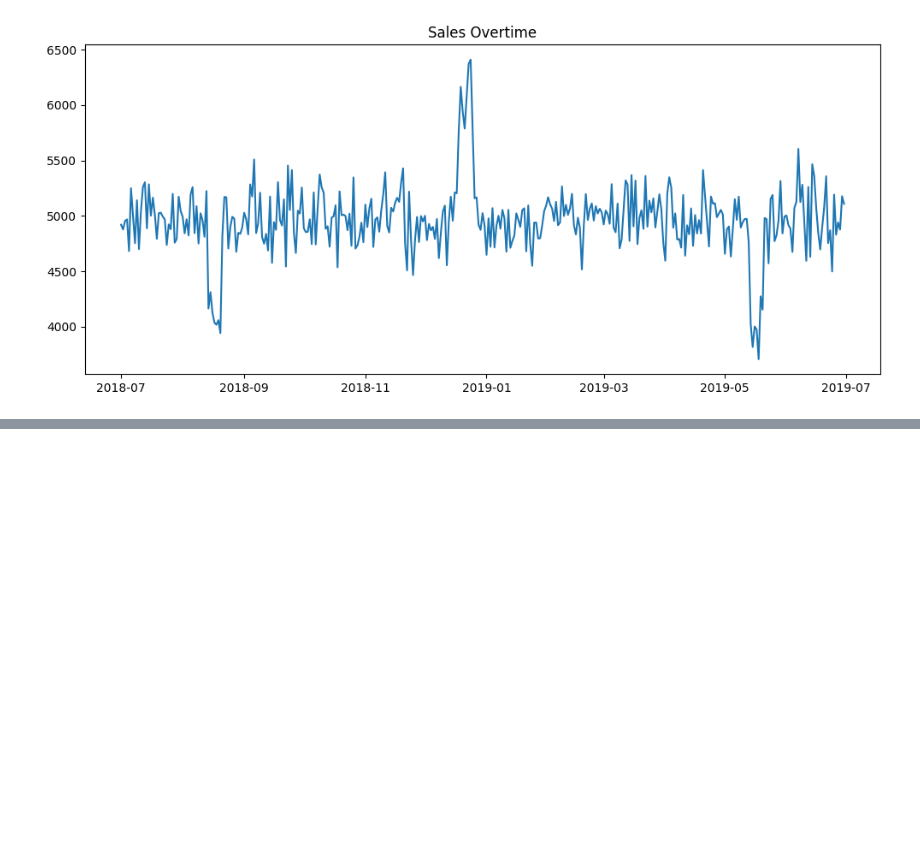
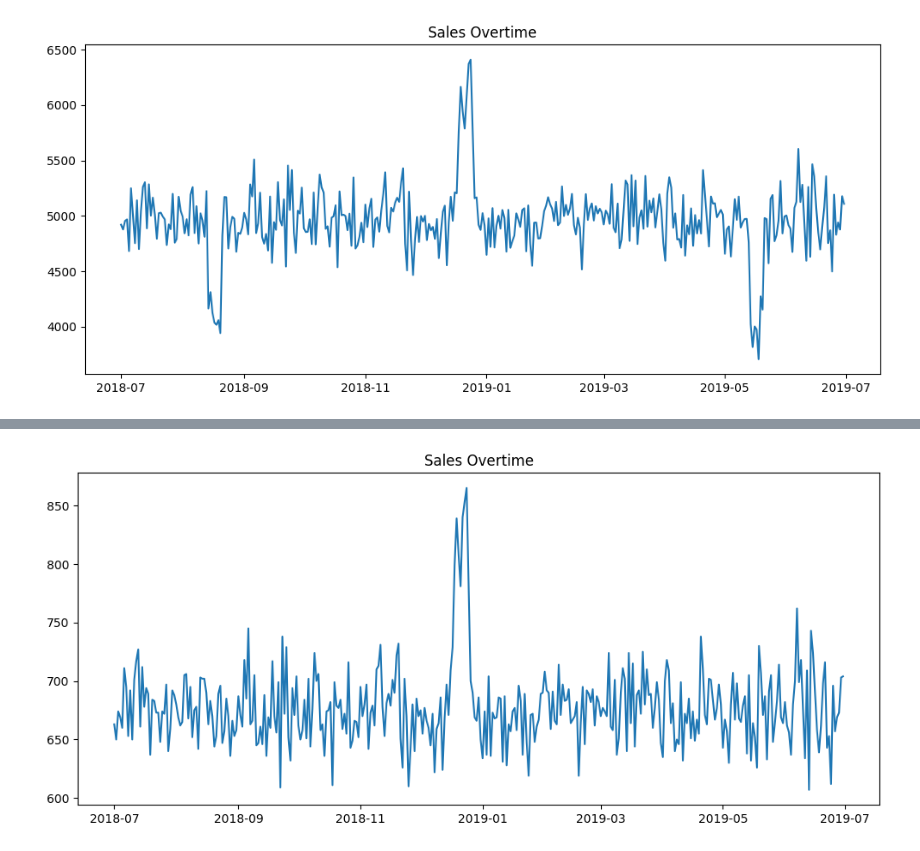
Before and after one commit to theAtieno/Py-Data-Class, a Jupyter notebook: Visualizations/quantum.ipynb, the cells around one changed output, grey strips where cells are left out. Saved outputs shown, nothing was run; the diff lists cells and outputs as text; code cells hidden in the pictures; blank space fills up the shorter version.

```diff
--- a/Visualizations/quantum.ipynb
+++ b/Visualizations/quantum.ipynb
@@ -118,3 +118,6 @@ plt.title('Sales Overtime')
 plt.show()
 # %% [output]
 [figure]
+# %%
+transactions_quantium = quantium.groupby('DATE')[['TOT_SALES']].count().reset_index()
+transactions_quantium.head()
@@ -120,0 +131,9 @@ plt.show()
+# %%
+plt.figure(figsize=(12,5))
+a = transactions_quantium['DATE']
+b = transactions_quantium['TOT_SALES']
+plt.plot(a,b)
+plt.title('Sales Overtime')
+plt.show()
+# %% [output]
+[figure, added]
```
Also changed, not shown: parts of 13 cells of this notebook, 19 other files.
